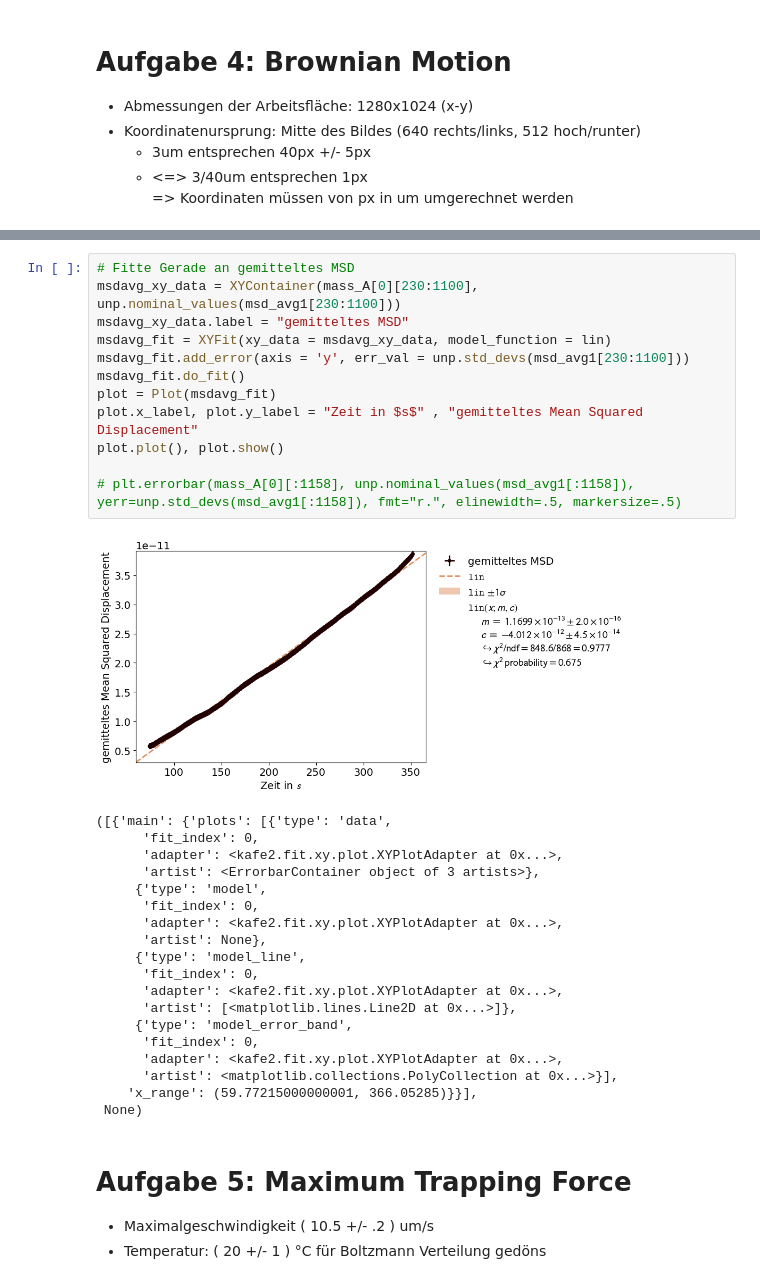
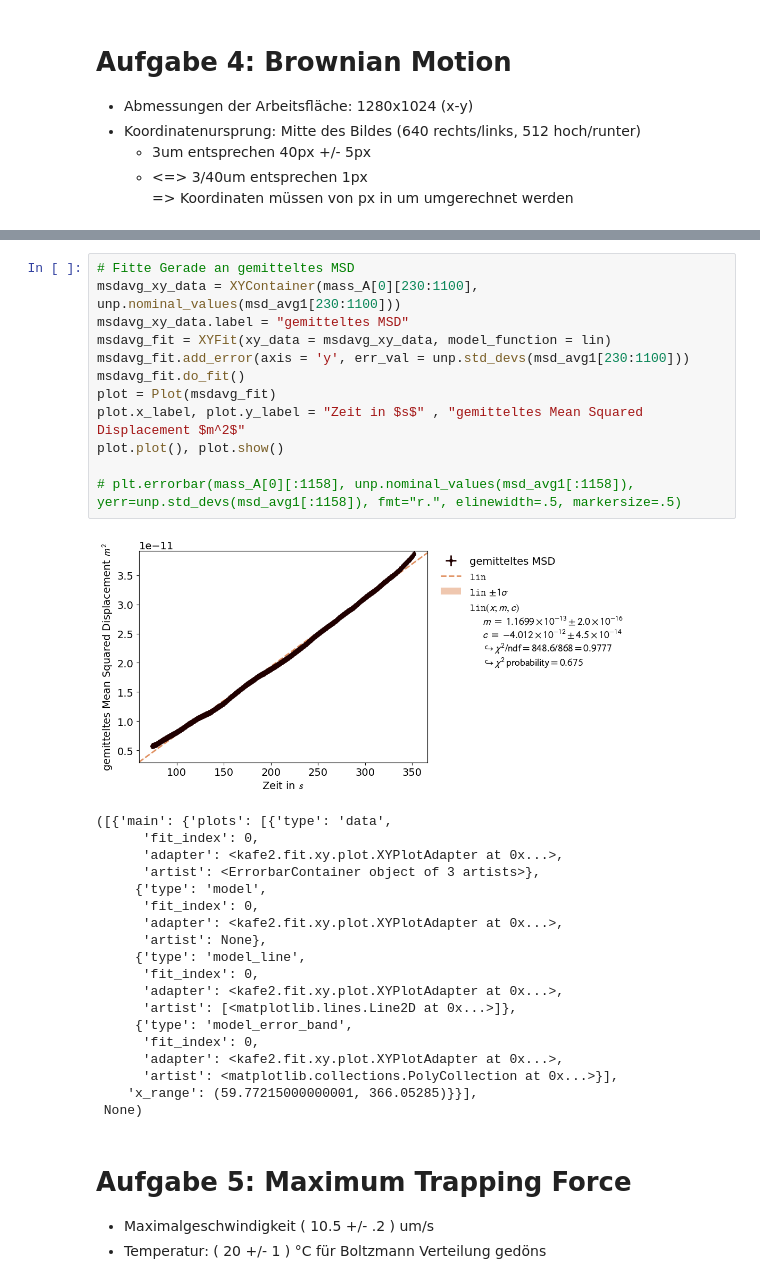
Before and after one commit to MRNock04/P3, a Jupyter notebook: Optische Pinzette/Auswertung.ipynb, the cells around one changed output, grey strips where cells are left out. Cells and saved outputs as stored; diff of their text form.

```diff
--- a/Optische Pinzette/Auswertung.ipynb
+++ b/Optische Pinzette/Auswertung.ipynb
@@ -159,17 +159,17 @@ def lin(x, m=1, c=0):
 # %%
 # Fitte Gerade an gemitteltes MSD
 msdavg_xy_data = XYContainer(mass_A[0][230:1100], unp.nominal_values(msd_avg1[230:1100]))
 msdavg_xy_data.label = "gemitteltes MSD"
 msdavg_fit = XYFit(xy_data = msdavg_xy_data, model_function = lin)
 msdavg_fit.add_error(axis = 'y', err_val = unp.std_devs(msd_avg1[230:1100]))
 msdavg_fit.do_fit()
 plot = Plot(msdavg_fit)
-plot.x_label, plot.y_label = "Zeit in $s$" , "gemitteltes Mean Squared Displacement"
+plot.x_label, plot.y_label = "Zeit in $s$" , "gemitteltes Mean Squared Displacement $m^2$"
 plot.plot(), plot.show()
 
 # plt.errorbar(mass_A[0][:1158], unp.nominal_values(msd_avg1[:1158]), yerr=unp.std_devs(msd_avg1[:1158]), fmt="r.", elinewidth=.5, markersize=.5)
 # %% [output]
-[figure, old version]
+[figure, new version]
 ([{'main': {'plots': [{'type': 'data',
       'fit_index': 0,
       'adapter': <kafe2.fit.xy.plot.XYPlotAdapter at 0x...>,
```
Also changed, not shown: parts of 3 cells of this notebook.
